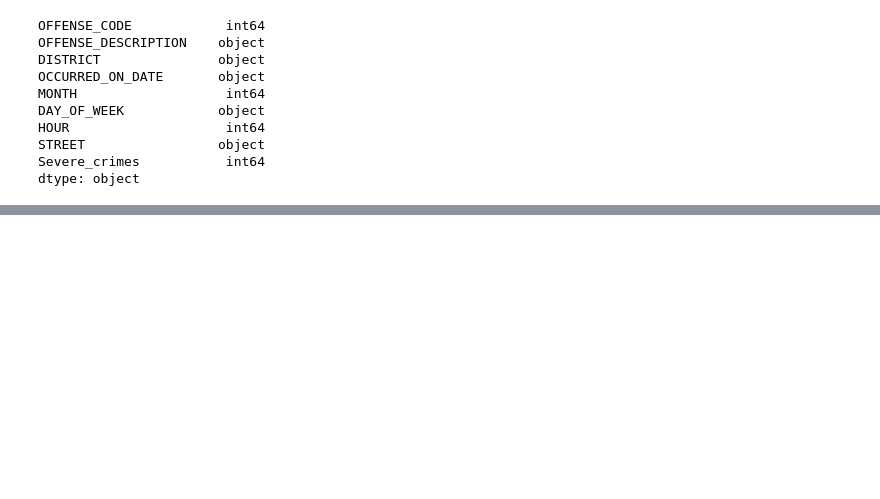
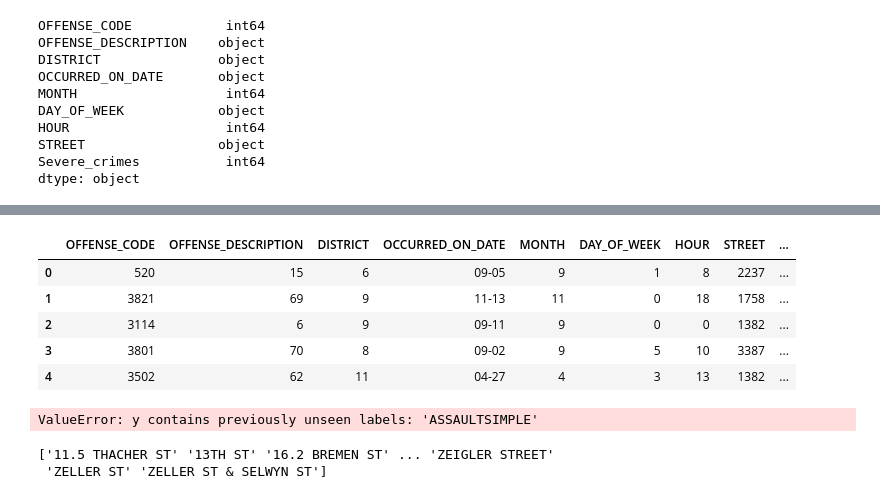
Before and after one commit to wdy908110776/ADAN8888-project-DW, a Jupyter notebook: notebooks/week4.ipynb, the cells around one changed output, grey strips where cells are left out. Drawn from its saved outputs; the diff is of its cells as text; code cells hidden in the pictures; blank space fills up the shorter version.

```diff
--- a/notebooks/week4.ipynb
+++ b/notebooks/week4.ipynb
@@ -149,3 +205,30 @@ joblib.dump(le, '../models/label_encoder.pkl')
+# %%
+train.head()
+# %% [output]
+|  | OFFENSE_CODE | OFFENSE_DESCRIPTION | DISTRICT | OCCURRED_ON_DATE | MONTH | DAY_OF_WEEK | HOUR | STREET | ... |
+| 0 | 520 | 15 | 6 | 09-05 | 9 | 1 | 8 | 2237 | ... |
+| 1 | 3821 | 69 | 9 | 11-13 | 11 | 0 | 18 | 1758 | ... |
+| 2 | 3114 | 6 | 9 | 09-11 | 9 | 0 | 0 | 1382 | ... |
+| 3 | 3801 | 70 | 8 | 09-02 | 9 | 5 | 10 | 3387 | ... |
+| 4 | 3502 | 62 | 11 | 04-27 | 4 | 3 | 13 | 1382 | ... |
+# %%
+# use the same label encoder to encode the test and val data
+test['OFFENSE_DESCRIPTION'] = le.transform(test['OFFENSE_DESCRIPTION'])
+test['DISTRICT'] = le.transform(test['DISTRICT'])
+test['STREET'] = le.transform(test['STREET'])
+
+val['OFFENSE_DESCRIPTION'] = le.transform(val['OFFENSE_DESCRIPTION'])
+val['DISTRICT'] = le.transform(val['DISTRICT'])
+val['STREET'] = le.transform(val['STREET'])
+# %% [output]
+ValueError: y contains previously unseen labels: 'ASSAULTSIMPLE'
+# %%
+# print label encoder labels for OFFENSE_DESCRIPTION
+
+print(le.classes_)
+# %% [output]
+['11.5 THACHER ST' '13TH ST' '16.2 BREMEN ST' ... 'ZEIGLER STREET'
+ 'ZELLER ST' 'ZELLER ST & SELWYN ST']
 # %%
 # show number of values in each column
 train.nunique()
```
Also changed, not shown: parts of 10 cells of this notebook.
